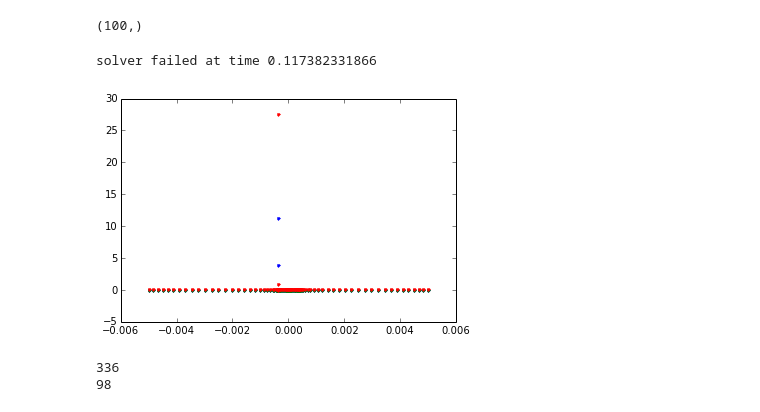
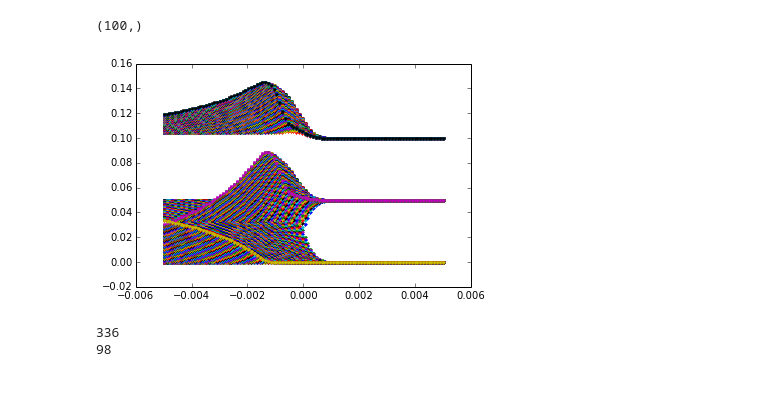
Before and after one commit to lewisamarshall/emigrate, a Jupyter notebook: Tutorial.ipynb, the cells around one changed output. Saved outputs shown, nothing was run; the diff lists cells and outputs as text; code cells hidden in the pictures.

Commit message:
Updated solver for fixed time intervals.

```diff
--- a/Tutorial.ipynb
+++ b/Tutorial.ipynb
@@ -58,24 +58,23 @@ print solver.x.T.shape
 # print solver.node_flux()
 # show()
 # %%
-solver.adaptive_grid = True
-t = np.linspace(0, 1e2, 100 )
+solver.adaptive_grid = False
+tmax = 50
 # cProfile.run("solver.solve(t, method='rk45')")
 solver.solve(t, method='rk45')
 for my_sol in solver.solution:
         x = my_sol[1]
         conc = my_sol[2]
         for sub_sol in conc:
 #             plot(solver.z, x)
 #             plot(solver.z, x, '.')
             plot(x, sub_sol, '.')
 # plot(solver.z, solver.initial_concentrations[1,:])
 # xlim(-.04, .04)
 # ylim(0, .2)
 show()
 # %% [output]
-solver failed at time 0.117382331866
-[figure, old version]
+[figure, new version]
 # %%
 print len(solver.full_solution)
 print len(solver.solution)
```
Also changed, not shown: 1 other file.
